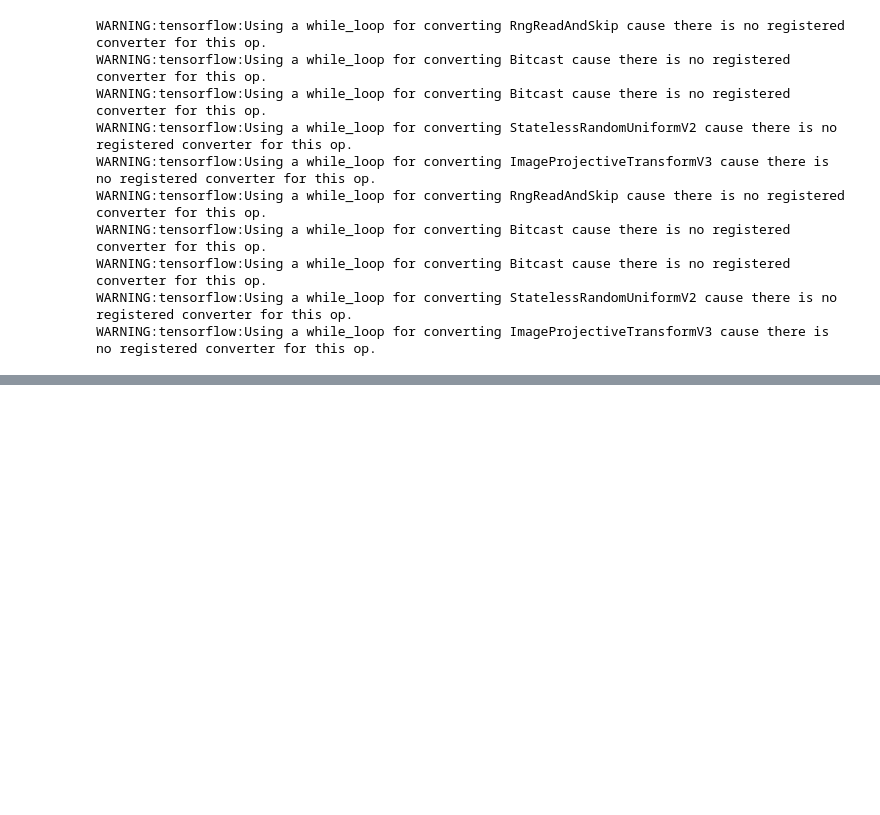
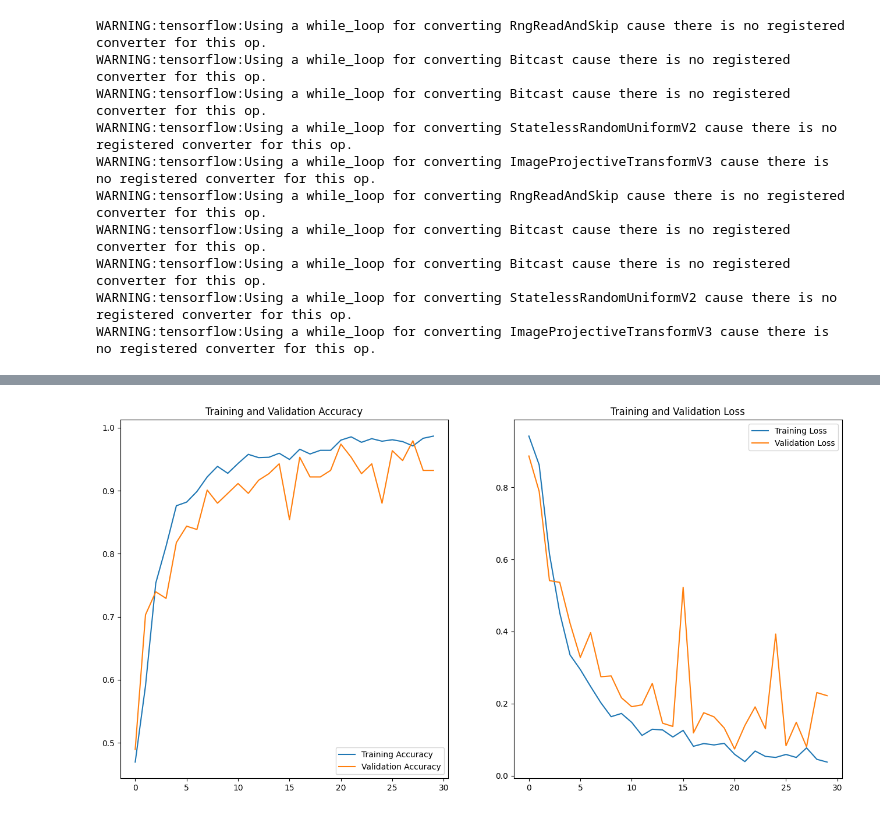
Before and after one commit to iammuhammadhassaan/ml_projects, a Jupyter notebook: 15_potato_disease_classification/notebooks/02_potato_disease_classification.ipynb, the cells around one changed output, grey strips where cells are left out. Cells and saved outputs as stored; diff of their text form; code cells hidden in the pictures; blank space fills up the shorter version.

```diff
--- a/15_potato_disease_classification/notebooks/02_potato_disease_classification.ipynb
+++ b/15_potato_disease_classification/notebooks/02_potato_disease_classification.ipynb
@@ -221,6 +221,6 @@ history = model.fit(
     batch_size=BATCH_SIZE,
     validation_data=val_ds,
     verbose=1,
-    epochs=20,
+    epochs=30,
 )
 # %% [output]
@@ -238,14 +256,16 @@ val_loss = history.history['val_loss']
 # %%
 plt.figure(figsize=(16, 8))
 plt.subplot(1, 2, 1)
-plt.plot(range(EPOCHS), acc, label='Training Accuracy')
-plt.plot(range(EPOCHS), val_acc, label='Validation Accuracy')
+plt.plot(range(len(acc)), acc, label='Training Accuracy')
+plt.plot(range(len(val_acc)), val_acc, label='Validation Accuracy')
 plt.legend(loc='lower right')
 plt.title('Training and Validation Accuracy')
 
 plt.subplot(1, 2, 2)
-plt.plot(range(EPOCHS), loss, label='Training Loss')
-plt.plot(range(EPOCHS), val_loss, label='Validation Loss')
+plt.plot(range(len(loss)), loss, label='Training Loss')
+plt.plot(range(len(val_loss)), val_loss, label='Validation Loss')
 plt.legend(loc='upper right')
 plt.title('Training and Validation Loss')
 plt.show()
+# %% [output]
+[figure, added]
```
Also changed, not shown: parts of 4 cells of this notebook, 1 other file.
